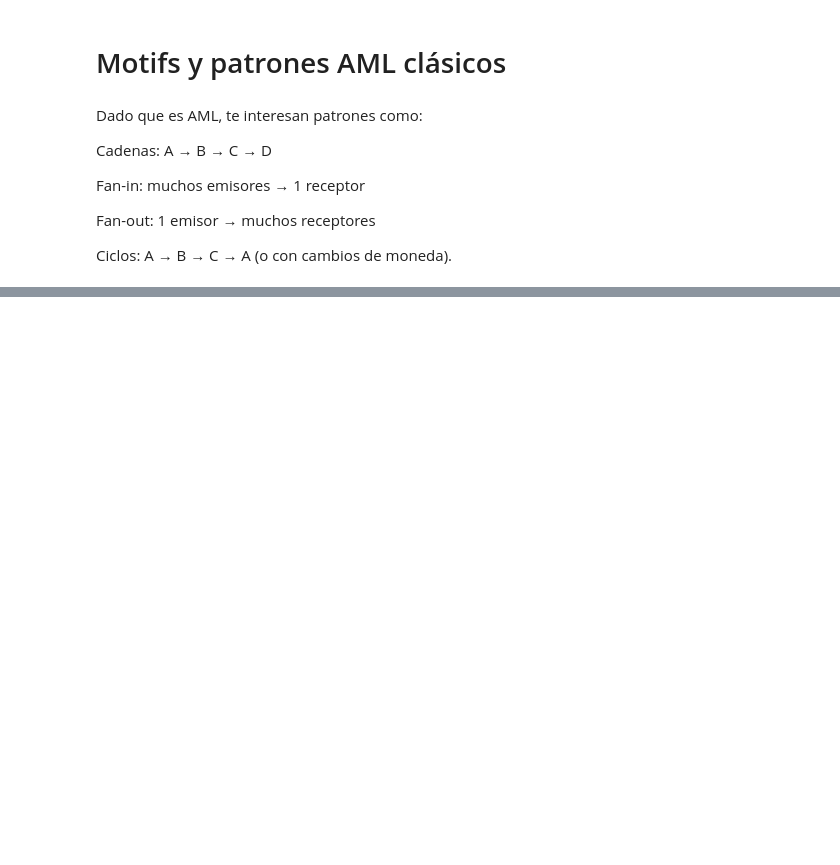
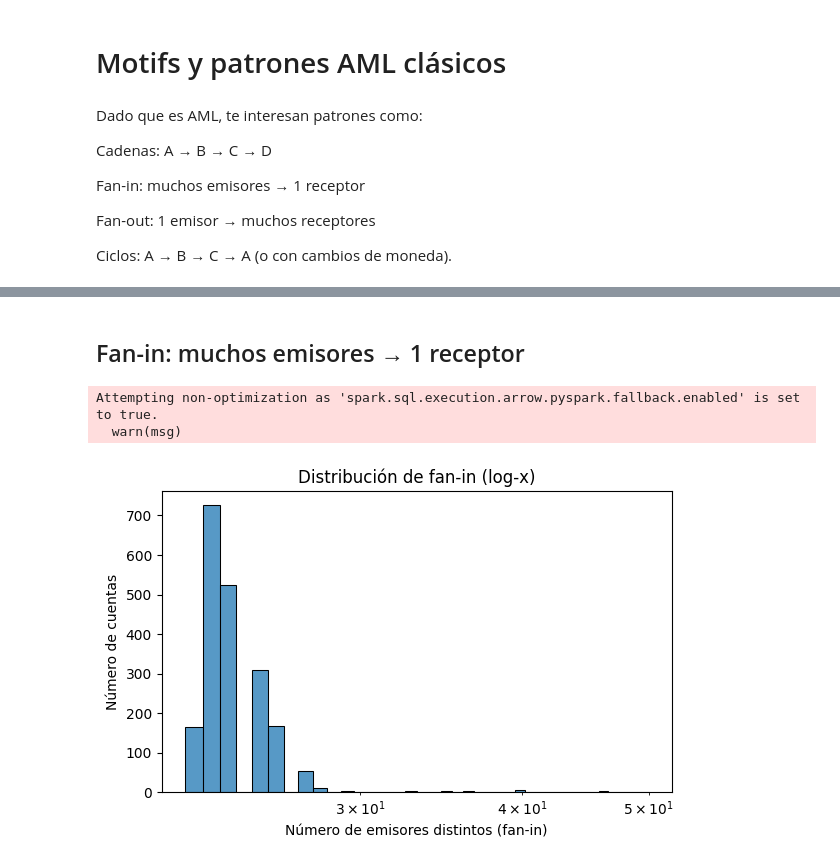
Before and after one commit to IngElecPuc/KaggleChallenges, a Jupyter notebook: Anti Money Laundering Transaction Data/EDA Topológico.ipynb, the cells around one changed output, grey strips where cells are left out. Drawn from its saved outputs; the diff is of its cells as text; code cells hidden in the pictures; blank space fills up the shorter version.

```diff
--- a/Anti Money Laundering Transaction Data/EDA Topológico.ipynb
+++ b/Anti Money Laundering Transaction Data/EDA Topológico.ipynb
@@ -1885,0 +3341,42 @@ Ciclos: A → B → C → A (o con cambios de moneda).
+# %% [markdown]
+## Fan-in: muchos emisores → 1 receptor
+# %%
+fanin = (
+    edges_df
+    .groupBy("dst")
+    .agg(
+        F.count("*").alias("n_in_edges"),
+        F.countDistinct("src").alias("n_senders"),
+        F.sum("amount").alias("total_in_amount"),
+        F.sum("is_laundering").alias("n_fraud_in_edges")
+    )
+    .withColumn(
+        "fraud_in_ratio",
+        F.col("n_fraud_in_edges") / F.col("n_in_edges")
+    )
+)
+
+# Hubs de fan-in "importantes"
+min_senders = 10  # ajusta según distribución
+fanin_hubs = (
+    fanin
+    .filter(F.col("n_senders") >= min_senders)
+    .orderBy(F.col("n_senders").desc())
+)
+# %%
+import seaborn as sns
+import matplotlib.pyplot as plt
+
+top_fanin_pd = fanin_hubs.limit(2000).toPandas()
+
+plt.figure(figsize=(6,4))
+sns.histplot(top_fanin_pd["n_senders"], bins=40)
+plt.xscale("log")
+plt.xlabel("Número de emisores distintos (fan-in)")
+plt.ylabel("Número de cuentas")
+plt.title("Distribución de fan-in (log-x)")
+plt.tight_layout()
+# %% [output]
+Attempting non-optimization as 'spark.sql.execution.arrow.pyspark.fallback.enabled' is set to true.
+  warn(msg)
+[figure, added]
```
Also changed, not shown: parts of 145 cells of this notebook.
